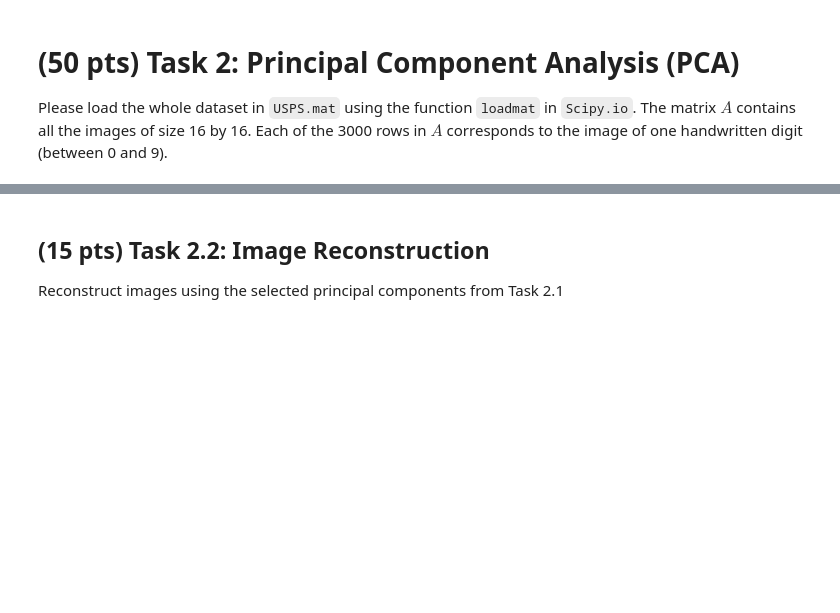
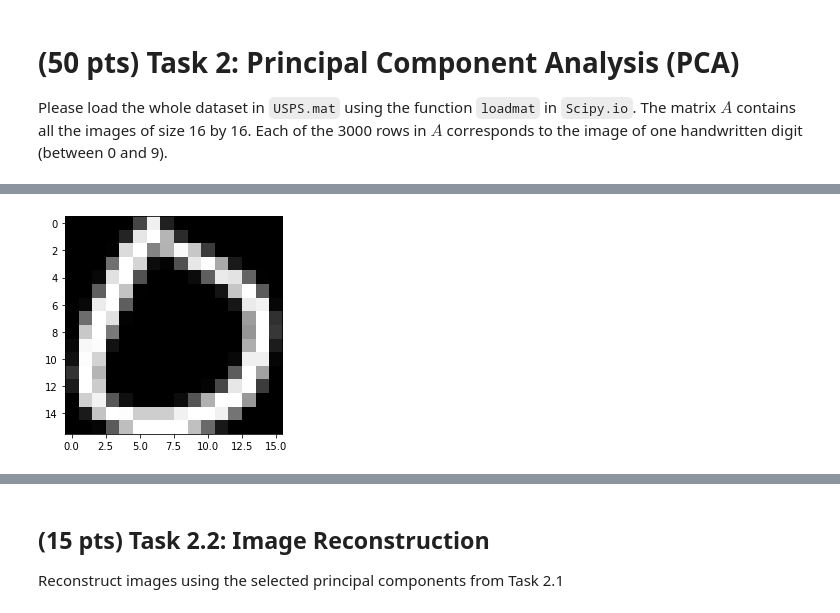
Before and after one commit to yavuzDemir21/Machine-Learning-Kmeans-PCA, a Jupyter notebook: SolnTemplate.ipynb, the cells around one changed output, grey strips where cells are left out. Saved outputs shown, nothing was run; the diff lists cells and outputs as text; code cells hidden in the pictures; blank space fills up the shorter version.

```diff
--- a/SolnTemplate.ipynb
+++ b/SolnTemplate.ipynb
@@ -209,0 +186,8 @@ Implement PCA and apply it to the data using $d = 50, 100, 200, 300$ principal c
+# %%
+def standardize(_dataset):
+
+    centered = np.apply_along_axis(centering, 1, _dataset)
+
+    standardized = np.apply_along_axis(normalizer, 1, centered)
+
+    return standardized
@@ -209,0 +226,6 @@ Implement PCA and apply it to the data using $d = 50, 100, 200, 300$ principal c
+# %%
+def plot_image_reconstruction_with_d(_dataset, index, d):
+
+    reconstructed_data = reconstruct_with_d(_dataset,d)
+
+    plt.imshow(np.reshape(reconstructed_data[:,index],(16,16)), cmap='gray')
@@ -209,0 +263,4 @@ Implement PCA and apply it to the data using $d = 50, 100, 200, 300$ principal c
+# %%
+plot_image_reconstruction_with_d(dataset,0,256)
+# %% [output]
+[figure, added]
```
Also changed, not shown: parts of 32 cells of this notebook.
